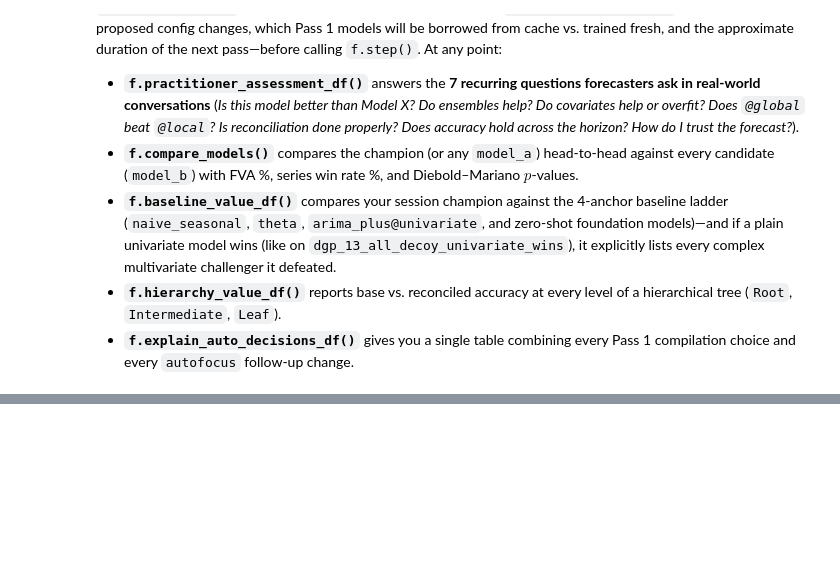
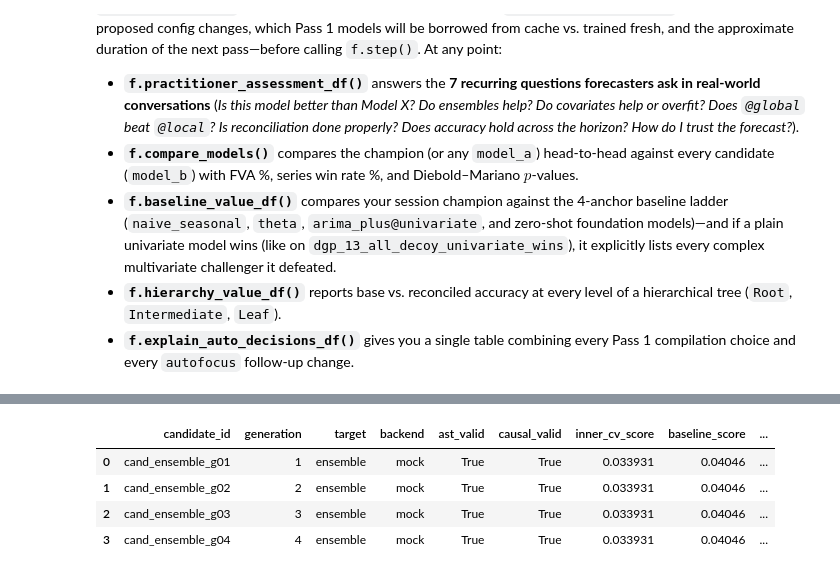
Before and after one commit to statmike/scale-forecasting, a Jupyter notebook: notebooks/11_auto_forecaster_and_autofocus.ipynb, the cells around one changed output, grey strips where cells are left out. Drawn from its saved outputs; the diff is of its cells as text; code cells hidden in the pictures; blank space fills up the shorter version.

Commit message:
docs(notebooks): add Act 6 Forecaster.evolve showcase to notebook 11 and update notebook 07 (#34)

```diff
--- a/notebooks/11_auto_forecaster_and_autofocus.ipynb
+++ b/notebooks/11_auto_forecaster_and_autofocus.ipynb
@@ -493,0 +523,89 @@ After Approving Pass 2 (`f_interactive.step()`):
+# %%
+import numpy as np
+from scale_forecasting.evolve import (
+    DEFAULT_GEMINI_MODEL,
+    compile_candidate_symbol,
+    validate_candidate_ast,
+    verify_no_future_leakage,
+)
+
+print(f"Default evolutionary LLM model: {DEFAULT_GEMINI_MODEL!r} (override via model_name='gemini-4-argon')")
+
+# 1. Post-Run Super-Ensembling on an existing Forecaster session (zero base-model refitting!)
+f_completed = sessions["dgp_04_true_vs_decoy_covs"]
+res_single = f_completed.evolve(
+    target="ensemble",
+    backend="mock",
+    max_evaluations=4,
+)
+print(
+    f"\n=== 1. Single-Run Post-Run Evolve (`f.evolve(target='ensemble')`) ===\n"
+    f"Reigning #1 baseline score: {res_single.baseline_score:.4f} -> "
+    f"Inner CV score: {res_single.inner_cv_score:.4f} (FVA: {res_single.fva_pct:+.2f}%) | "
+    f"Lockdown: {res_single.lockdown_baseline_score:.4f} -> {res_single.lockdown_candidate_score:.4f} | "
+    f"promoted={res_single.promoted}"
+)
+display(res_single.leaderboard_df)
+
+# 2. Multi-Run Super-Ensembling across two distinct runs (`from_runs=[f_run1, f_run2]`)
+# Run two separate model families on the same panel and pool their OOF predictions:
+ds_pool = load_benchmark("dgp_02_multiplicative_log", n_series=4)
+f_run1 = Forecaster.auto(
+    ds_pool.panel_df,
+    tier="first_light",
+    where="local",
+    autofocus=False,
+    models=["naive_seasonal", "theta"],
+)
+f_run2 = Forecaster.auto(
+    ds_pool.panel_df,
+    tier="first_light",
+    where="local",
+    autofocus=False,
+    models=["naive_seasonal", "lightgbm", "regression_lags"],
+)
+
+res_multi = Forecaster.evolve(
+    from_runs=[f_run1, f_run2],
+    target="ensemble",
+    backend="mock",
+    max_evaluations=4,
+)
+print(
+    f"\n=== 2. Multi-Run Super-Ensemble Pool (`Forecaster.evolve(from_runs=[f_run1, f_run2])`) ===\n"
+    f"Pooled models: {res_multi.diagnostics.get('models_pooled')} | "
+    f"Reigning #1 champion: {res_multi.diagnostics.get('reigning_champion_model')!r}\n"
+    f"Baseline score: {res_multi.baseline_score:.4f} -> "
+    f"Inner CV score: {res_multi.inner_cv_score:.4f} (FVA: {res_multi.fva_pct:+.2f}%) | "
+    f"Materialized predictions_df rows: {len(res_multi.predictions_df)}"
+)
+display(res_multi.predictions_df.head(6))
+
+# 3. Verify the +1e6 Future-Leakage Sentinel catches look-ahead bugs immediately
+causal_fn_code = """
+def custom_features(df):
+    out = df.copy()
+    out["lag_1_safe"] = out.groupby("ts_id")["y"].shift(1).bfill()
+    return out
+"""
+
+leaky_fn_code = """
+def custom_features(df):
+    out = df.copy()
+    # BUG: negative shift peeks into future target values!
+    out["future_leak"] = out.groupby("ts_id")["y"].shift(-1).ffill()
+    return out
+"""
+
+assert validate_candidate_ast(causal_fn_code).valid
+causal_fn = compile_candidate_symbol(causal_fn_code, "custom_features")
+leaky_fn = compile_candidate_symbol(leaky_fn_code, "custom_features")
+
+causal_ok = verify_no_future_leakage(causal_fn, ds_pool.panel_df, horizon=14)
+leaky_ok = verify_no_future_leakage(leaky_fn, ds_pool.panel_df, horizon=14)
+print(
+    f"\n=== 3. Causal +1e6 Future-Leakage Probe (`verify_no_future_leakage`) ===\n"
+    f"Causal lag-1 feature passed: {causal_ok} (expected True)\n"
+    f"Leaky future-peek feature passed: {leaky_ok} (expected False — blocked before Gate 1!)"
+)
+# %% [output]
@@ -493,0 +616,5 @@ After Approving Pass 2 (`f_interactive.step()`):
+|  | candidate_id | generation | target | backend | ast_valid | causal_valid | inner_cv_score | baseline_score | ... |
+| 0 | cand_ensemble_g01 | 1 | ensemble | mock | True | True | 0.033931 | 0.04046 | ... |
+| 1 | cand_ensemble_g02 | 2 | ensemble | mock | True | True | 0.033931 | 0.04046 | ... |
+| 2 | cand_ensemble_g03 | 3 | ensemble | mock | True | True | 0.033931 | 0.04046 | ... |
+| 3 | cand_ensemble_g04 | 4 | ensemble | mock | True | True | 0.033931 | 0.04046 | ... |
```
Also changed, not shown: parts of 9 cells of this notebook, 3 other files.
